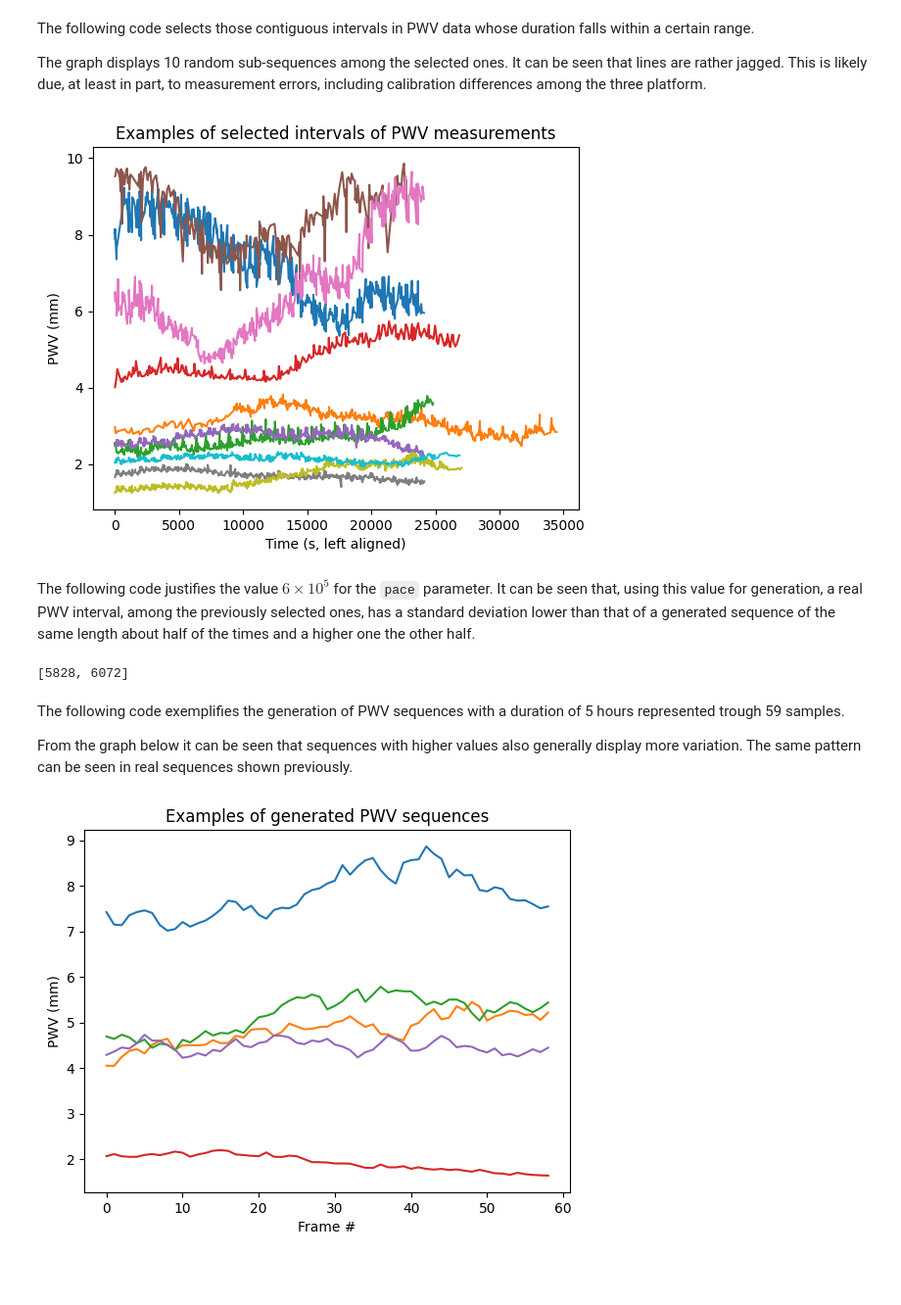
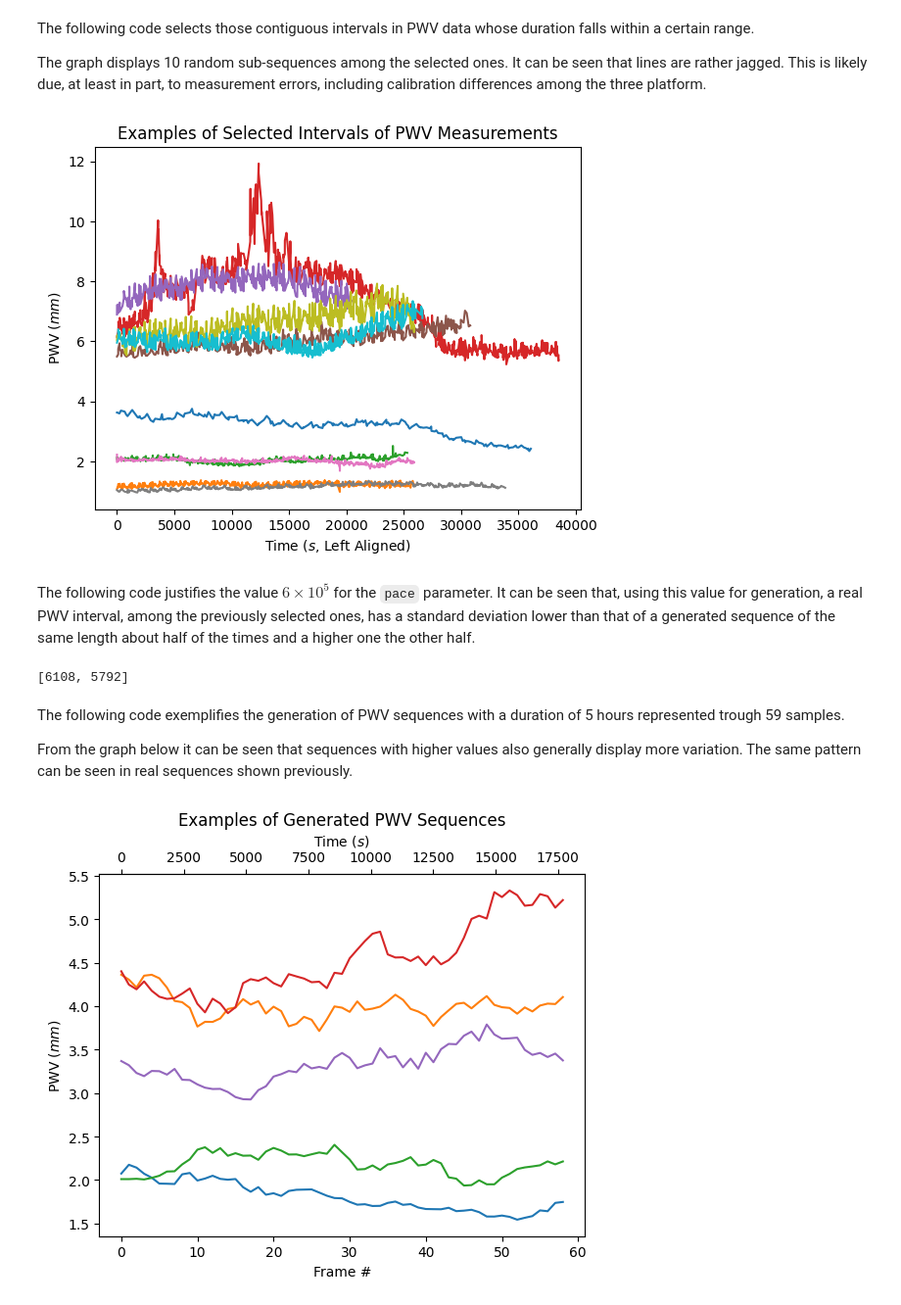
Before and after one commit to Aspie96/AstroTesi, a Jupyter notebook: notebooks/GeneratePVW.ipynb, the cells around one changed output. Shown at 98% size. Saved outputs shown, nothing was run; the diff lists cells and outputs as text; code cells hidden in the pictures; blank space fills up the shorter version.

```diff
--- a/notebooks/GeneratePVW.ipynb
+++ b/notebooks/GeneratePVW.ipynb
@@ -187,8 +191,11 @@ for pace in range(1, 10):
 		std = np.sqrt(np.sum(diffs ** 2) / diffs.size)
 		stds.append(std)
 	stds = np.asarray(stds)
-	plt.plot(stds)
+	plt.plot(stds, label=f"pace of {pace}")
 	#plt.show()
 
+plt.title("Effect of pace on Generated PWV Sequences")
+plt.xlabel("$d$")
+plt.legend()
 plt.show()
 # %% [output]
@@ -235,12 +242,12 @@ for i_x, i_y in samples:
 	plt.plot(i_x - i_x[0], i_y)
 	#plt.show()
 
-plt.title("Examples of selected intervals of PWV measurements")
-plt.xlabel("Time (s, left aligned)")
-plt.ylabel("PWV (mm)")
+plt.title("Examples of Selected Intervals of PWV Measurements")
+plt.xlabel("Time ($s$, Left Aligned)")
+plt.ylabel("PWV ($mm$)")
 plt.show()
 # %% [output]
-[figure, old version]
+[figure, new version]
 # %% [markdown]
 The following code justifies the value $6 \times 10^5$ for the `pace` parameter. It can be seen that, using this value for generation, a real PWV interval, among the previously selected ones, has a standard deviation lower than that of a generated sequence of the same length about half of the times and a higher one the other half.
 # %%
@@ -260,7 +267,7 @@ for i in range(100):
 
 print(counts)
 # %% [output]
-[5828, 6072]
+[6108, 5792]
 # %% [markdown]
 The following code exemplifies the generation of PWV sequences with a duration of 5 hours represented trough 59 samples.
 
@@ -268,15 +275,20 @@ From the graph below it can be seen that sequences with higher values also gener
 # %%
 timespan = 5 * 60 * 60
 size = 59
 
+_, ax = plt.subplots()
+
 for i in range(5):
 	pwv = gen_pwv(size, dt=timespan / size, pace=6e5)
-	plt.plot(pwv)
+	ax.plot(pwv)
 	#plt.show()
 
-plt.title("Examples of generated PWV sequences")
-plt.xlabel("Frame #")
-plt.ylabel("PWV (mm)")
+ax.set_title("Examples of Generated PWV Sequences")
+ax.set_xlabel("Frame #")
+ax.set_ylabel("PWV ($mm$)")
+
+secax = ax.secondary_xaxis("top", functions=(lambda x: x * timespan / size, lambda x: x * size / timespan))
+secax.set_xlabel("Time ($s$)")
 plt.show()
 # %% [output]
-[figure, old version]
+[figure, new version]
```
Also changed, not shown: parts of 6 cells of this notebook.
